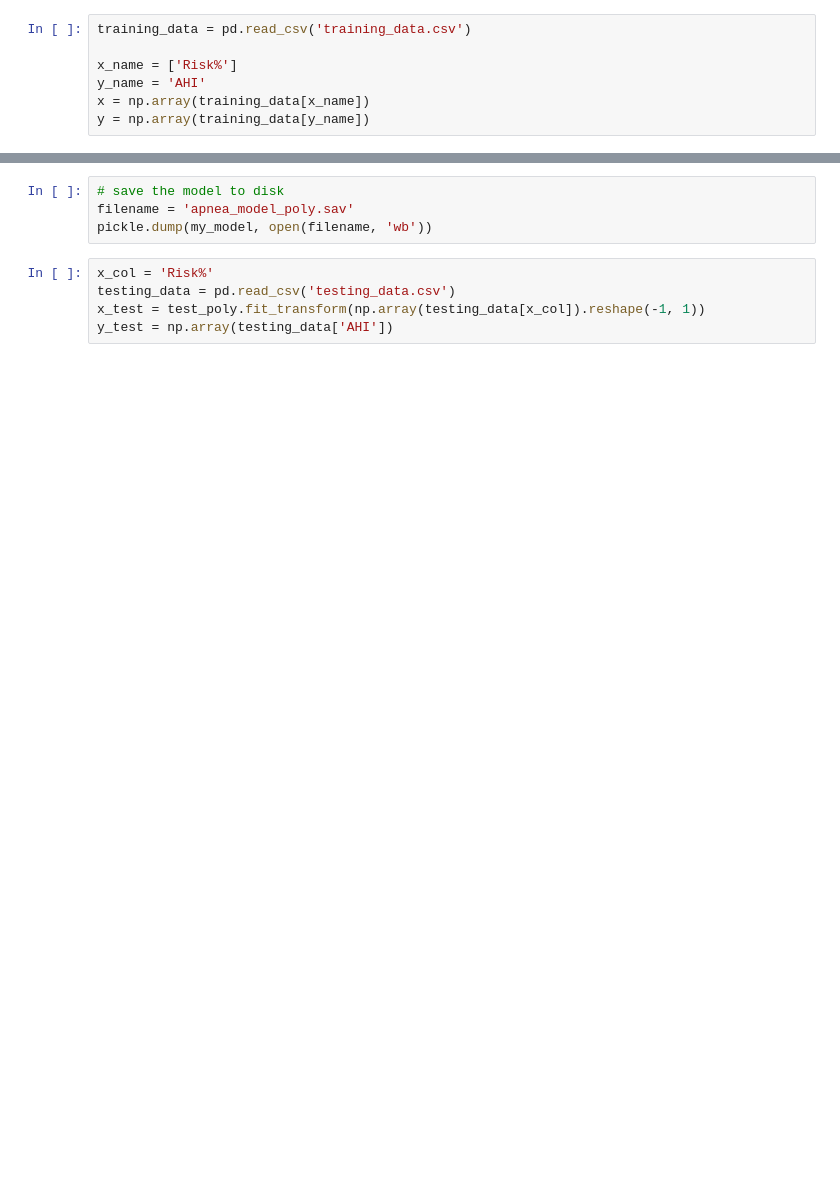
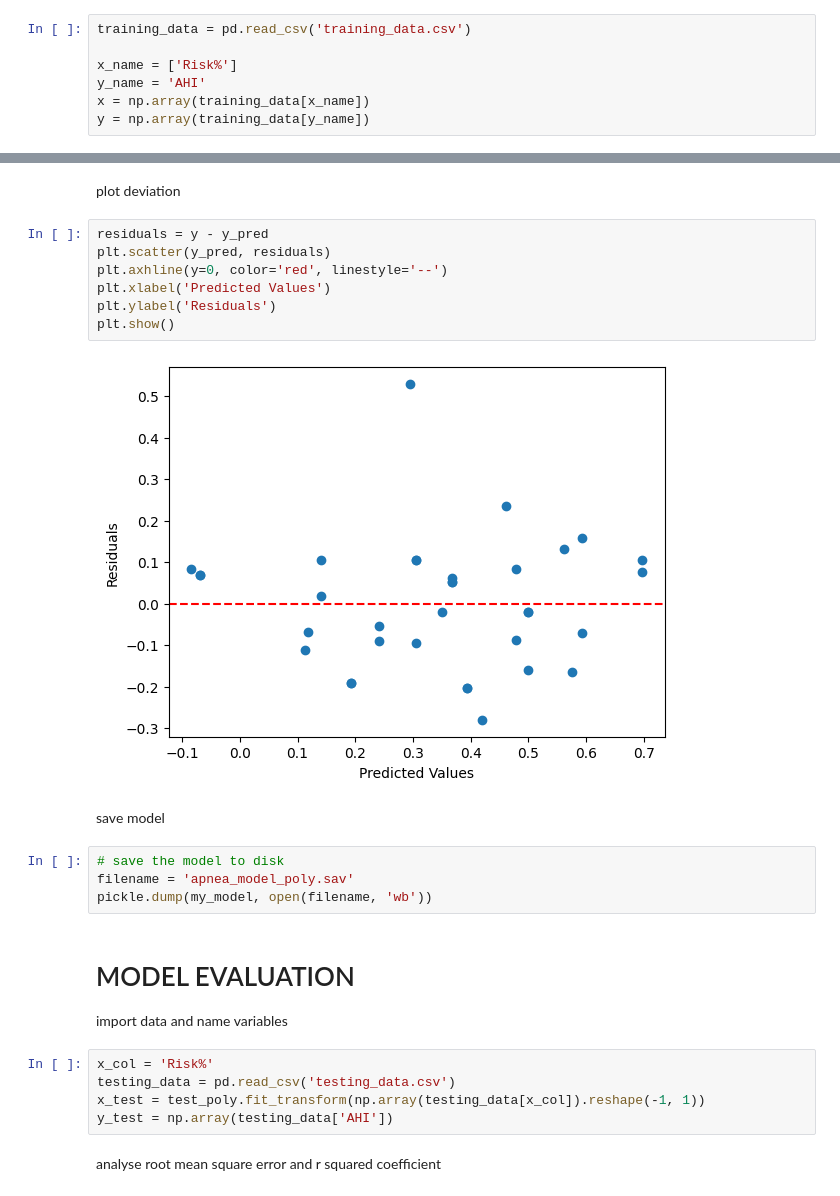
Before and after one commit to Dek21a1/SE-HSC-task-2, a Jupyter notebook: model_development/poly_model_training_n_testing.ipynb, the cells around one changed output, grey strips where cells are left out. Saved outputs shown, nothing was run; the diff lists cells and outputs as text; blank space fills up the shorter version.

```diff
--- a/model_development/poly_model_training_n_testing.ipynb
+++ b/model_development/poly_model_training_n_testing.ipynb
@@ -81,12 +103,30 @@ plt.show()
+# %% [markdown]
+plot deviation
+# %%
+residuals = y - y_pred
+plt.scatter(y_pred, residuals)
+plt.axhline(y=0, color='red', linestyle='--')
+plt.xlabel('Predicted Values')
+plt.ylabel('Residuals')
+plt.show()
+# %% [output]
+[figure, added]
+# %% [markdown]
+save model
 # %%
 # save the model to disk
 filename = 'apnea_model_poly.sav'
 pickle.dump(my_model, open(filename, 'wb'))
+# %% [markdown]
+# MODEL EVALUATION
+import data and name variables
 # %%
 x_col = 'Risk%'
 testing_data = pd.read_csv('testing_data.csv')
 x_test = test_poly.fit_transform(np.array(testing_data[x_col]).reshape(-1, 1))
 y_test = np.array(testing_data['AHI'])
+# %% [markdown]
+analyse root mean square error and r squared coefficient
 # %%
 from sklearn.metrics import root_mean_squared_error, r2_score
 
```
Also changed, not shown: parts of 15 cells of this notebook, 10 other files.
